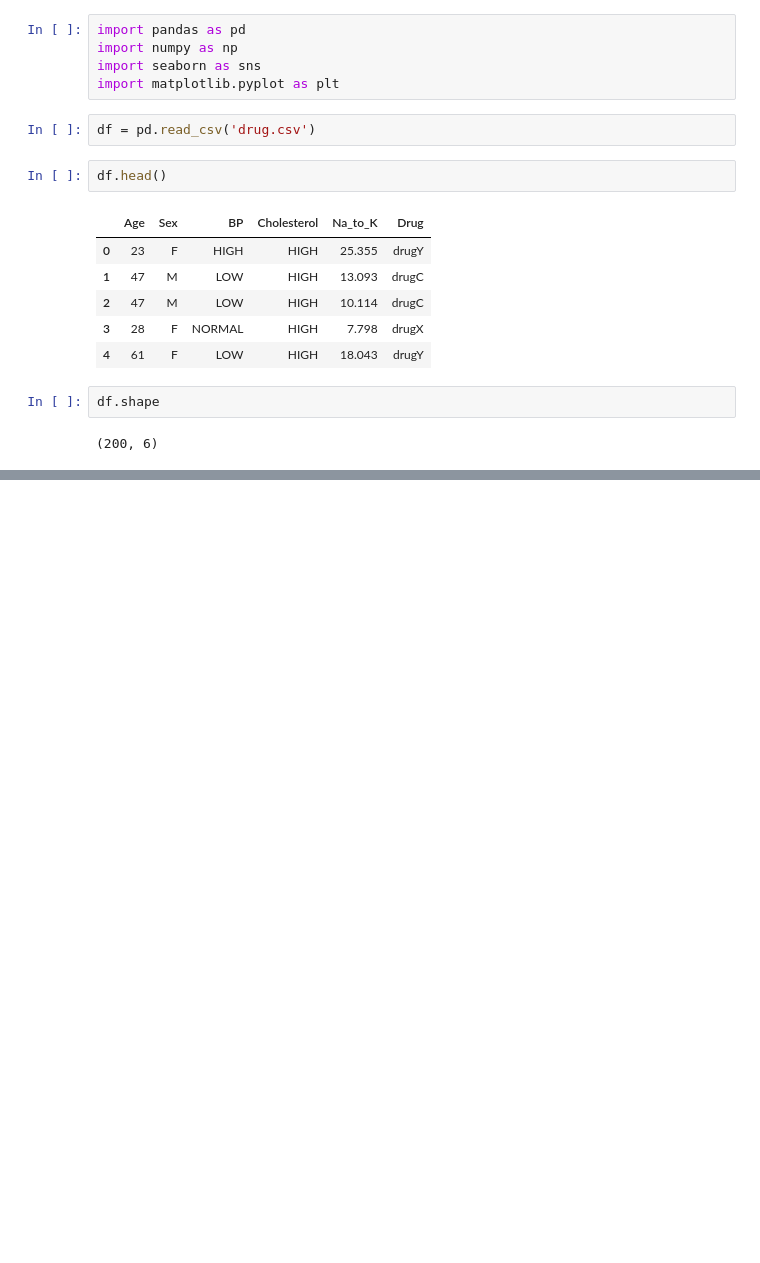
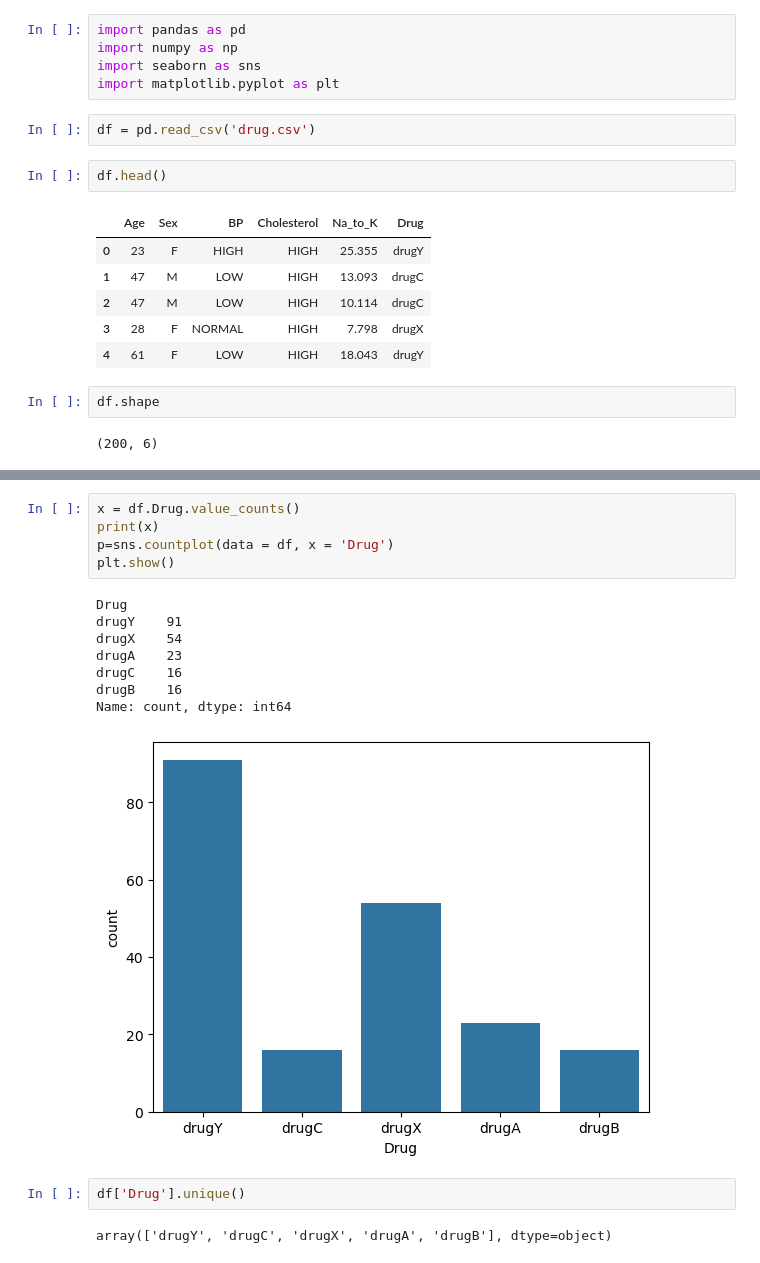
Before and after one commit to beniamine3155/Machine_Learning_Algorithms_Python, a Jupyter notebook: Decision_Tree/decision_tree.ipynb, the cells around one changed output, grey strips where cells are left out. Drawn from its saved outputs; the diff is of its cells as text; blank space fills up the shorter version.

```diff
--- a/Decision_Tree/decision_tree.ipynb
+++ b/Decision_Tree/decision_tree.ipynb
@@ -20,0 +71,18 @@ df.shape
+# %%
+x = df.Drug.value_counts()
+print(x)
+p=sns.countplot(data = df, x = 'Drug')
+plt.show()
+# %% [output]
+Drug
+drugY    91
+drugX    54
+drugA    23
+drugC    16
+drugB    16
+Name: count, dtype: int64
+[figure, added]
+# %%
+df['Drug'].unique()
+# %% [output]
+array(['drugY', 'drugC', 'drugX', 'drugA', 'drugB'], dtype=object)
```
Also changed, not shown: parts of 27 cells of this notebook.
